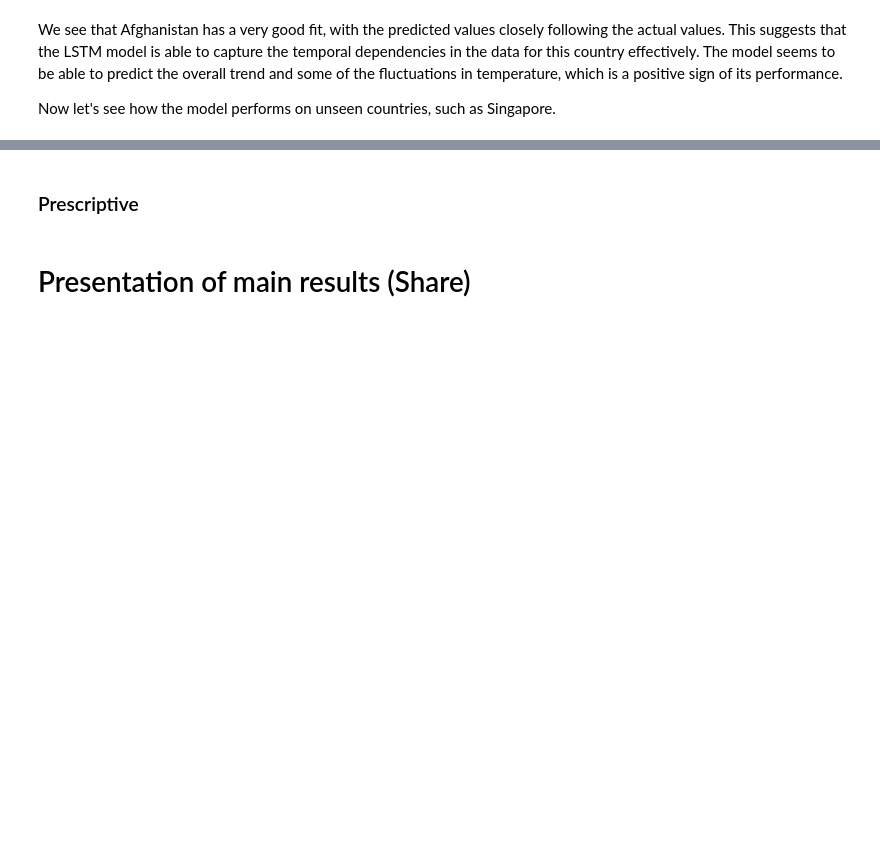
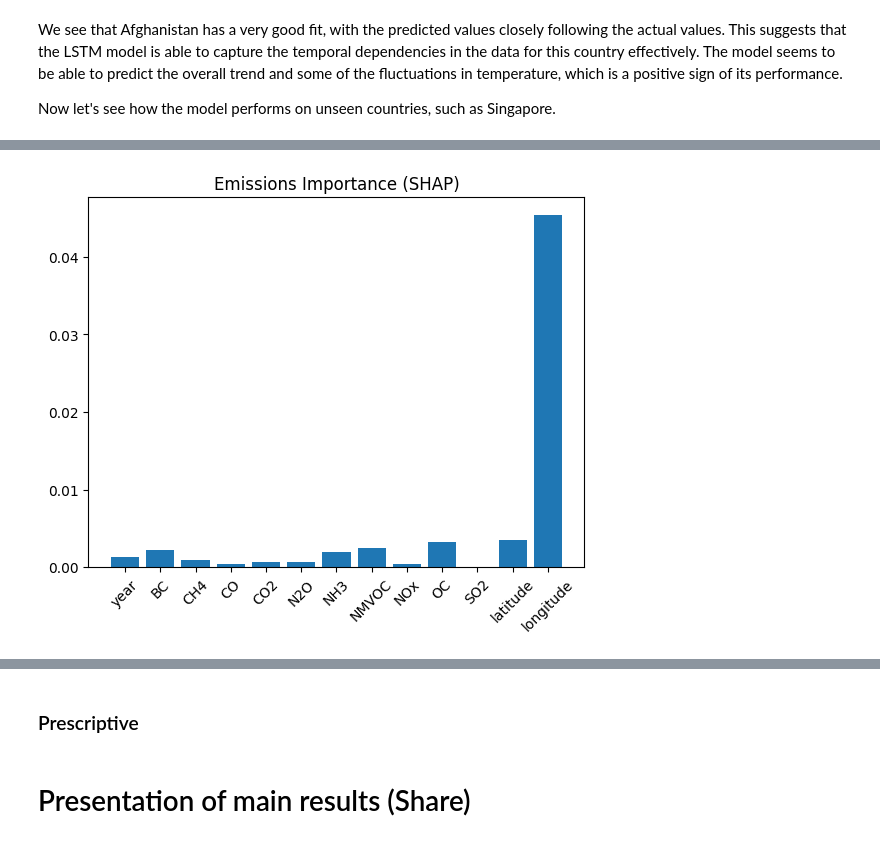
Before and after one commit to tempestormX/sc3021, a Jupyter notebook: SC3021_FDAG_T13.ipynb, the cells around one changed output, grey strips where cells are left out. Saved outputs shown, nothing was run; the diff lists cells and outputs as text; code cells hidden in the pictures; blank space fills up the shorter version.

```diff
--- a/SC3021_FDAG_T13.ipynb
+++ b/SC3021_FDAG_T13.ipynb
@@ -5286,5 +5390,6 @@ model.to('cpu')
 # %%
-import shap
-
+model.to('cpu')
 explainer = shap.GradientExplainer(model, background)
 shap_values = explainer.shap_values(test_data)
+importance = shap_values.mean(axis=0).mean(axis=0)
+abs_importance = np.abs(importance)
@@ -5300,7 +5413,7 @@ for name, score in zip(list(df_numeric_all.columns), importance):
 # %%
-import matplotlib.pyplot as plt
-
-plt.bar(list(df_numeric_all.columns), importance)
+plt.bar(list(df_features_all.columns), abs_importance.reshape(-1))
 plt.xticks(rotation=45)
-plt.title("Emission Importance (SHAP)")
+plt.title("Emissions Importance (SHAP)")
 plt.show()
+# %% [output]
+[figure, added]
```
Also changed, not shown: parts of 43 cells of this notebook, 1 other file.
